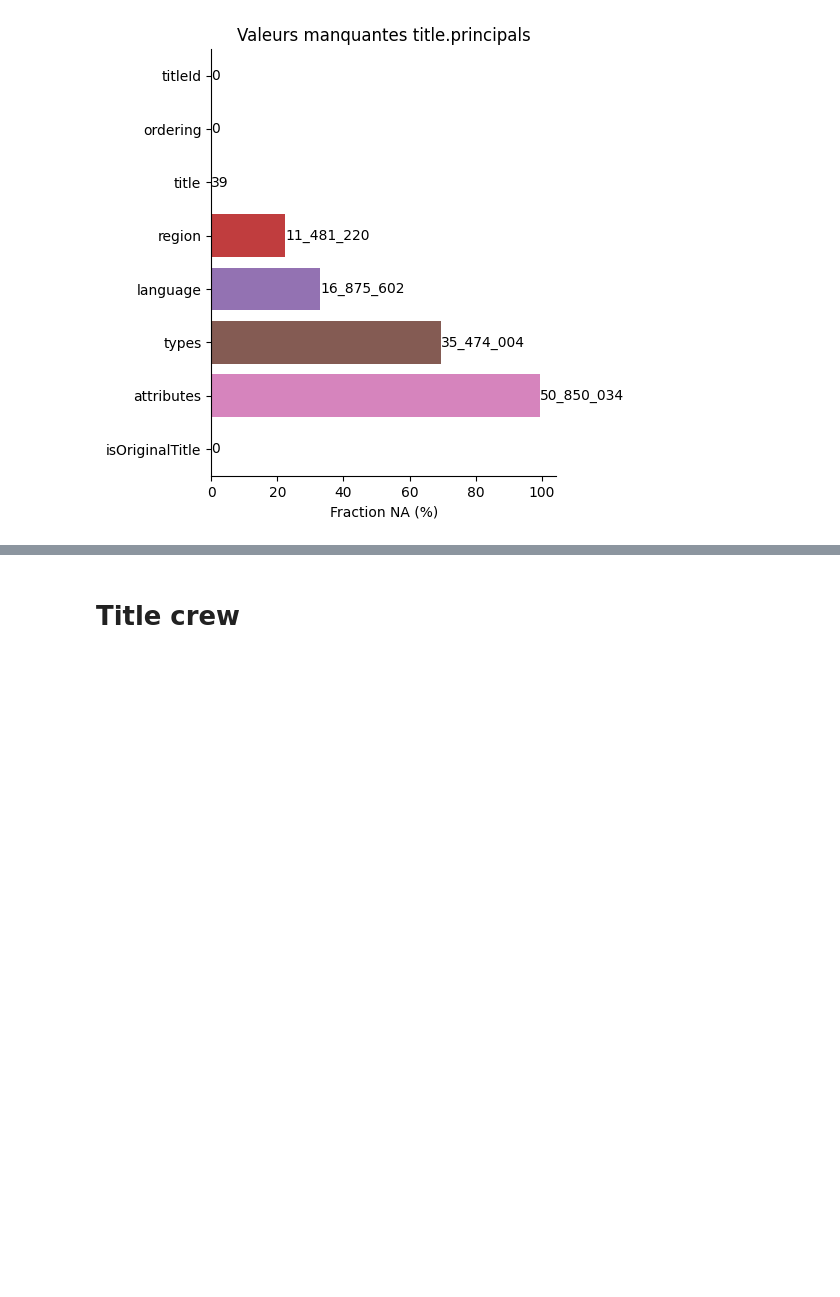
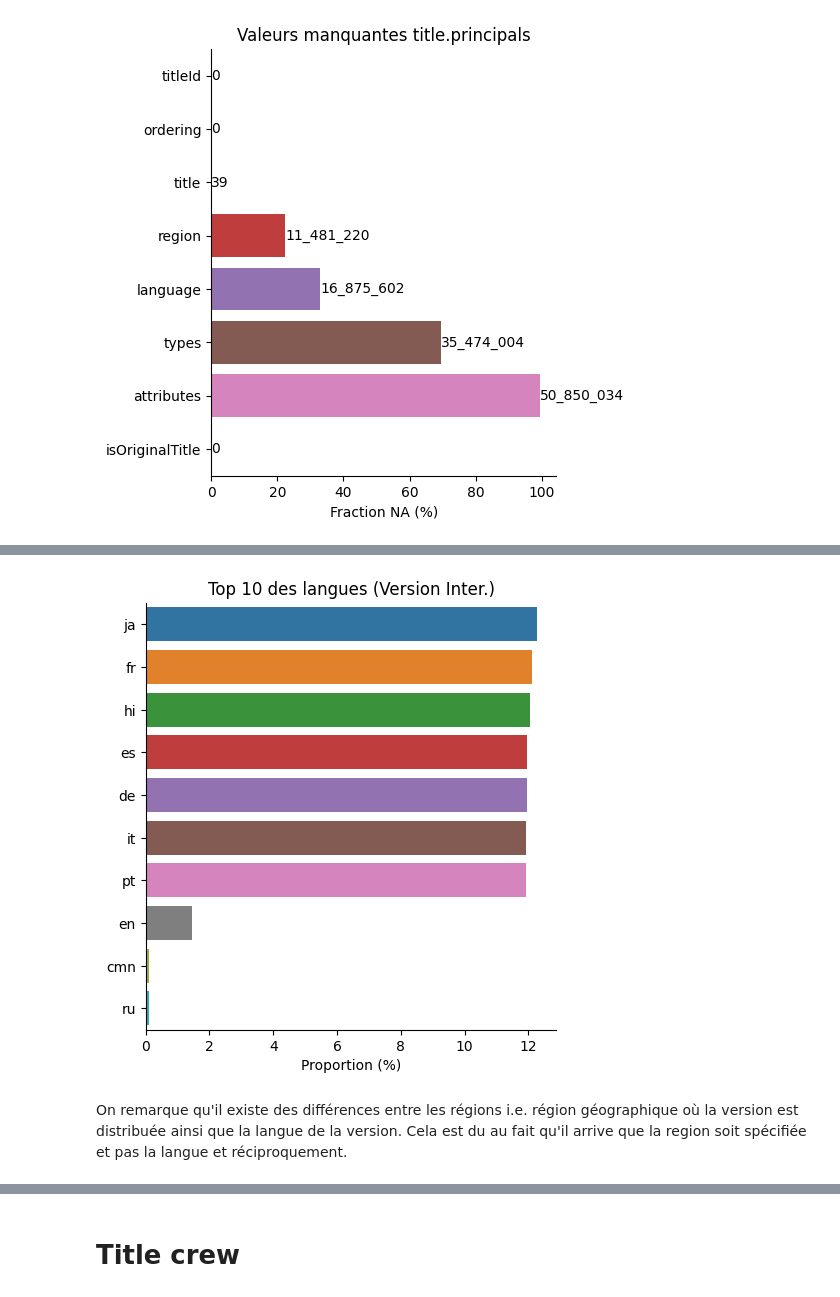
Before and after one commit to data-IA-2024/netfloox-recommandation-gr3, a Jupyter notebook: AnalyzeEDA.ipynb, the cells around one changed output, grey strips where cells are left out. Saved outputs shown, nothing was run; the diff lists cells and outputs as text; code cells hidden in the pictures; blank space fills up the shorter version.

```diff
--- a/AnalyzeEDA.ipynb
+++ b/AnalyzeEDA.ipynb
@@ -593,0 +649,9 @@ plt.show()
+# %%
+sql = """
+    select language, count(language) from "Jonathan".title_akas
+    group by language
+    order by count DESC;
+"""
+df_ta_language = client.run_sql(sql)
+# %%
+df_ta_language['Frac'] = 100 * df_ta_language['count']/df_ta_original.loc[0, 'count']
@@ -593,0 +674,11 @@ plt.show()
+# %%
+fig = sns.catplot(df_ta_language.head(10), x ='Frac', y="language", kind="bar", hue="language")
+plt.xlabel("Proportion (%)")
+plt.ylabel("")
+plt.title("Top 10 des langues (Version Inter.)")
+save(fig, "languages_all-time.png")
+plt.show()
+# %% [output]
+[figure, added]
+# %% [markdown]
+On remarque qu'il existe des différences entre les régions i.e. région géographique où la version est distribuée ainsi que la langue de la version. Cela est du au fait qu'il arrive que la region soit spécifiée et pas la langue et réciproquement.
```
Also changed, not shown: parts of 54 cells of this notebook.
